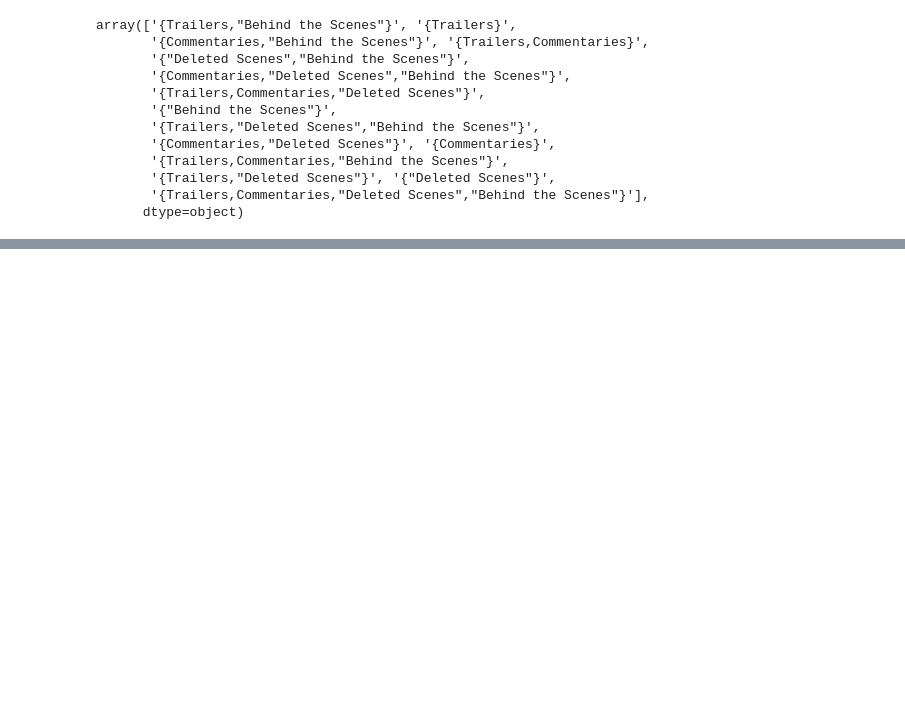
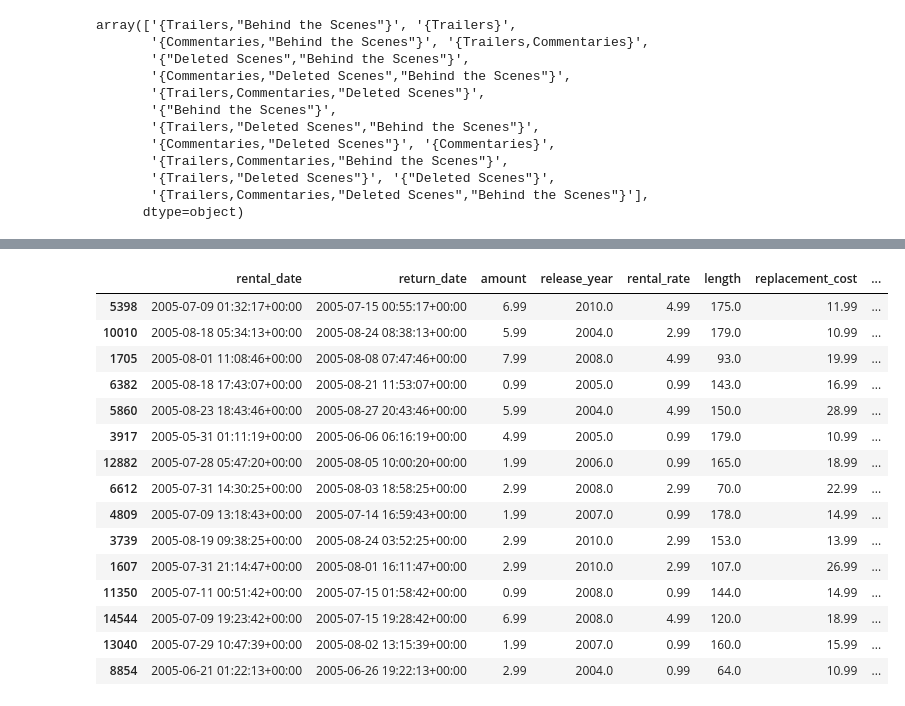
Before and after one commit to uyenhoang99/Real-World-Projects, a Jupyter notebook: Python/predicting_movie_rental_durations.ipynb, the cells around one changed output, grey strips where cells are left out. Cells and saved outputs as stored; diff of their text form; code cells hidden in the pictures; blank space fills up the shorter version.

```diff
--- a/Python/predicting_movie_rental_durations.ipynb
+++ b/Python/predicting_movie_rental_durations.ipynb
@@ -115,0 +116,27 @@ rental_df.sample(n=15, replace = False)
+# %%
+# Create the column 'behind_the_scenes' and assign '1' to rows that contain the phrase 'Behind the Scenes'
+for index, value in rental_df["special_features"].items():
+    if op.contains(value, "Behind"):
+        rental_df.loc[index, "behind_the_scenes"] = 1
+    else:
+        rental_df.loc[index, "behind_the_scenes"] = 0
+# %%
+# Sample the data frame to ensure the 'behind_the_scenes' column contains correct values
+rental_df.sample(n = 15, replace = False)
+# %% [output]
+|  | rental_date | return_date | amount | release_year | rental_rate | length | replacement_cost | ... |
+| 5398 | 2005-07-09 01:32:17+00:00 | 2005-07-15 00:55:17+00:00 | 6.99 | 2010.0 | 4.99 | 175.0 | 11.99 | ... |
+| 10010 | 2005-08-18 05:34:13+00:00 | 2005-08-24 08:38:13+00:00 | 5.99 | 2004.0 | 2.99 | 179.0 | 10.99 | ... |
+| 1705 | 2005-08-01 11:08:46+00:00 | 2005-08-08 07:47:46+00:00 | 7.99 | 2008.0 | 4.99 | 93.0 | 19.99 | ... |
+| 6382 | 2005-08-18 17:43:07+00:00 | 2005-08-21 11:53:07+00:00 | 0.99 | 2005.0 | 0.99 | 143.0 | 16.99 | ... |
+| 5860 | 2005-08-23 18:43:46+00:00 | 2005-08-27 20:43:46+00:00 | 5.99 | 2004.0 | 4.99 | 150.0 | 28.99 | ... |
+| 3917 | 2005-05-31 01:11:19+00:00 | 2005-06-06 06:16:19+00:00 | 4.99 | 2005.0 | 0.99 | 179.0 | 10.99 | ... |
+| 12882 | 2005-07-28 05:47:20+00:00 | 2005-08-05 10:00:20+00:00 | 1.99 | 2006.0 | 0.99 | 165.0 | 18.99 | ... |
+| 6612 | 2005-07-31 14:30:25+00:00 | 2005-08-03 18:58:25+00:00 | 2.99 | 2008.0 | 2.99 | 70.0 | 22.99 | ... |
+| 4809 | 2005-07-09 13:18:43+00:00 | 2005-07-14 16:59:43+00:00 | 1.99 | 2007.0 | 0.99 | 178.0 | 14.99 | ... |
+| 3739 | 2005-08-19 09:38:25+00:00 | 2005-08-24 03:52:25+00:00 | 2.99 | 2010.0 | 2.99 | 153.0 | 13.99 | ... |
+| 1607 | 2005-07-31 21:14:47+00:00 | 2005-08-01 16:11:47+00:00 | 2.99 | 2010.0 | 2.99 | 107.0 | 26.99 | ... |
+| 11350 | 2005-07-11 00:51:42+00:00 | 2005-07-15 01:58:42+00:00 | 0.99 | 2008.0 | 0.99 | 144.0 | 14.99 | ... |
+| 14544 | 2005-07-09 19:23:42+00:00 | 2005-07-15 19:28:42+00:00 | 6.99 | 2008.0 | 4.99 | 120.0 | 18.99 | ... |
+| 13040 | 2005-07-29 10:47:39+00:00 | 2005-08-02 13:15:39+00:00 | 1.99 | 2007.0 | 0.99 | 160.0 | 15.99 | ... |
+| 8854 | 2005-06-21 01:22:13+00:00 | 2005-06-26 19:22:13+00:00 | 2.99 | 2004.0 | 0.99 | 64.0 | 10.99 | ... |
```
Also changed, not shown: parts of 1 cell of this notebook.
